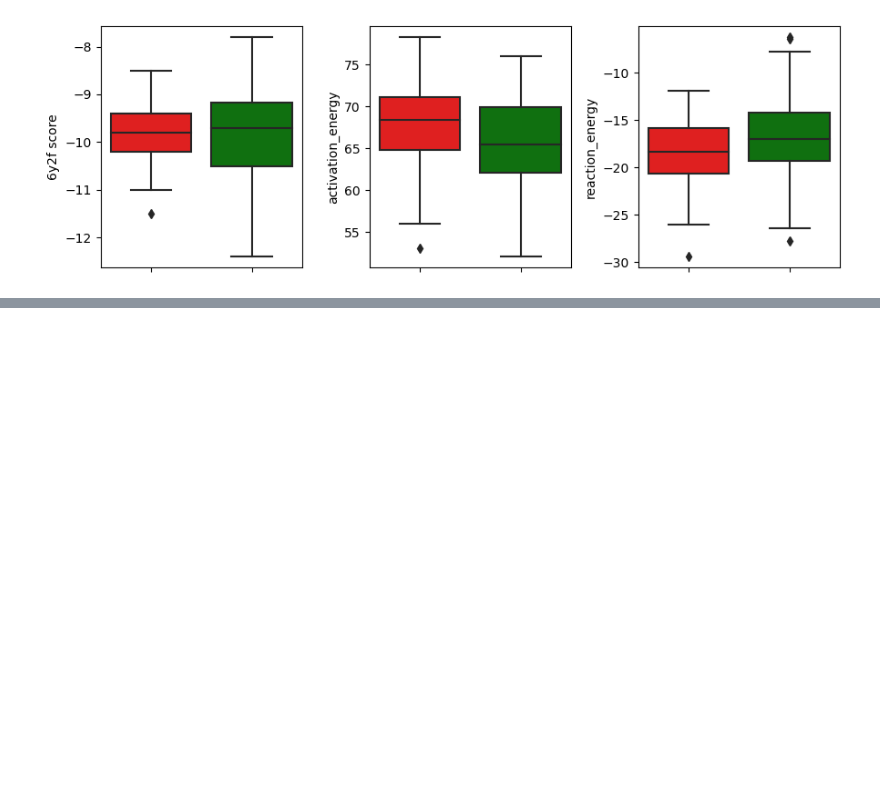
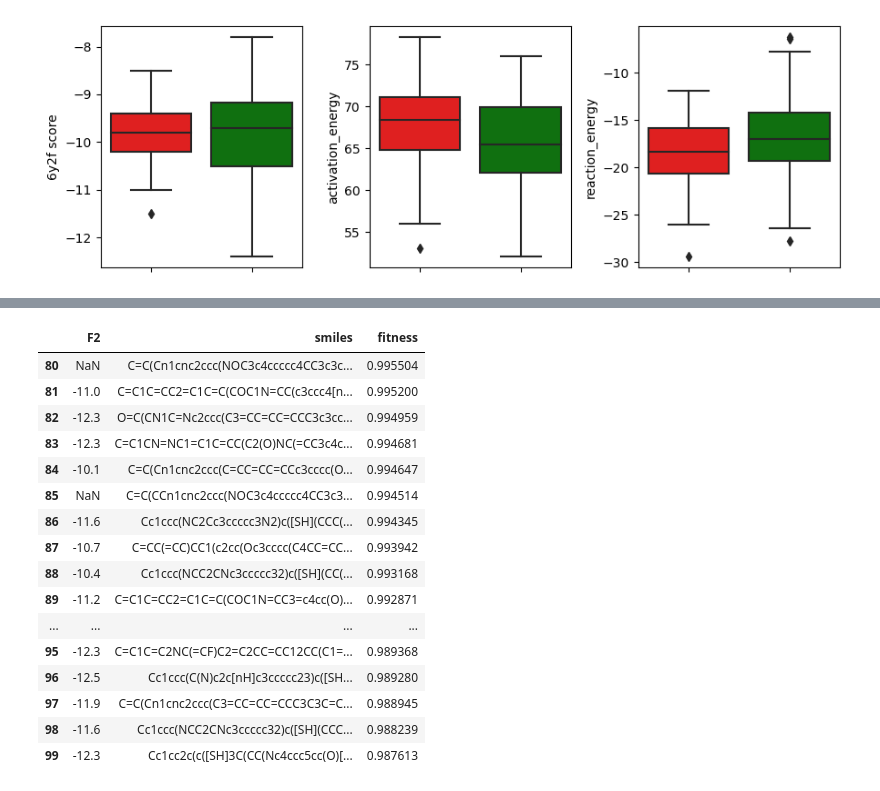
Before and after one commit to Lung-Yi/uncmoo, a Jupyter notebook: scripts_analyze/analyze_single_objective.ipynb, the cells around one changed output, grey strips where cells are left out. Saved outputs shown, nothing was run; the diff lists cells and outputs as text; code cells hidden in the pictures; blank space fills up the shorter version.

```diff
--- a/scripts_analyze/analyze_single_objective.ipynb
+++ b/scripts_analyze/analyze_single_objective.ipynb
@@ -733,0 +846,20 @@ plt.show()
+# %%
+benchmark_dict["janus_uncertainty"][80:100]
+# %% [output]
+|  | F2 | smiles | fitness |
+| 80 | NaN | C=C(Cn1cnc2ccc(NOC3c4ccccc4CC3c3c... | 0.995504 |
+| 81 | -11.0 | C=C1C=CC2=C1C=C(COC1N=CC(c3ccc4[n... | 0.995200 |
+| 82 | -12.3 | O=C(CN1C=Nc2ccc(C3=CC=CC=CCC3c3cc... | 0.994959 |
+| 83 | -12.3 | C=C1CN=NC1=C1C=CC(C2(O)NC(=CC3c4c... | 0.994681 |
+| 84 | -10.1 | C=C(Cn1cnc2ccc(C=CC=CC=CCc3cccc(O... | 0.994647 |
+| 85 | NaN | C=C(CCn1cnc2ccc(NOC3c4ccccc4CC3c3... | 0.994514 |
+| 86 | -11.6 | Cc1ccc(NC2Cc3ccccc3N2)c([SH](CCC(... | 0.994345 |
+| 87 | -10.7 | C=CC(=CC)CC1(c2cc(Oc3cccc(C4CC=CC... | 0.993942 |
+| 88 | -10.4 | Cc1ccc(NCC2CNc3ccccc32)c([SH](CC(... | 0.993168 |
+| 89 | -11.2 | C=C1C=CC2=C1C=C(COC1N=CC3=c4cc(O)... | 0.992871 |
+| ... | ... | ... | ... |
+| 95 | -12.3 | C=C1C=C2NC(=CF)C2=C2CC=CC12CC(C1=... | 0.989368 |
+| 96 | -12.5 | Cc1ccc(C(N)c2c[nH]c3ccccc23)c([SH... | 0.989280 |
+| 97 | -11.9 | C=C(Cn1cnc2ccc(C3=CC=CC=CCC3C3C=C... | 0.988945 |
+| 98 | -11.6 | Cc1ccc(NCC2CNc3ccccc32)c([SH](CCC... | 0.988239 |
+| 99 | -12.3 | Cc1cc2c(c([SH]3C(CC(Nc4ccc5cc(O)[... | 0.987613 |
```
Also changed, not shown: parts of 3 cells of this notebook, 11 other files.
